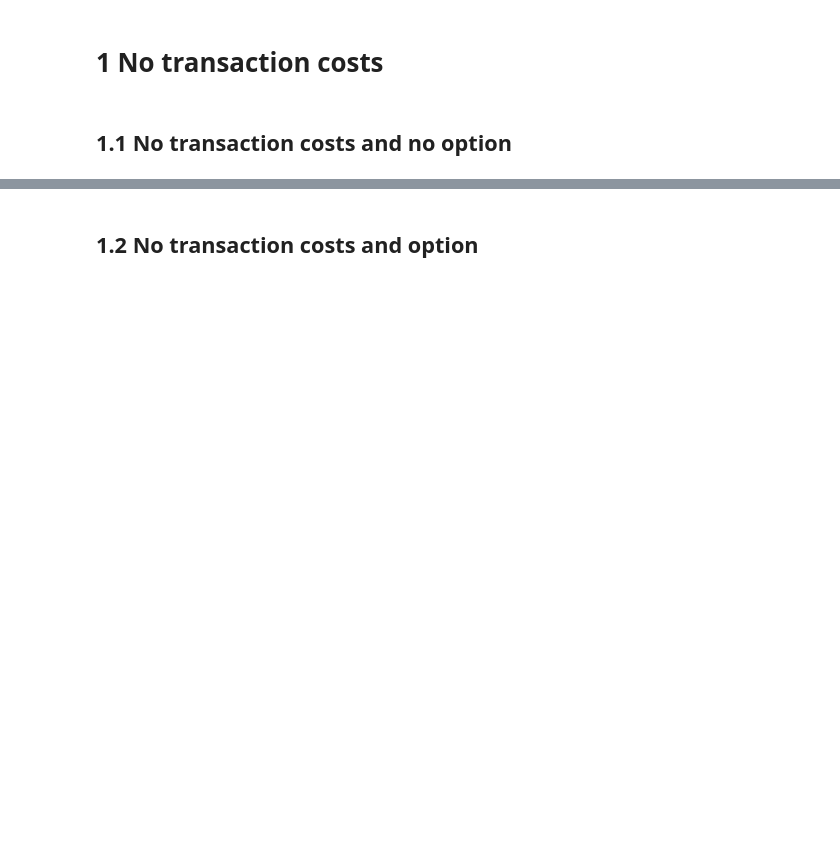
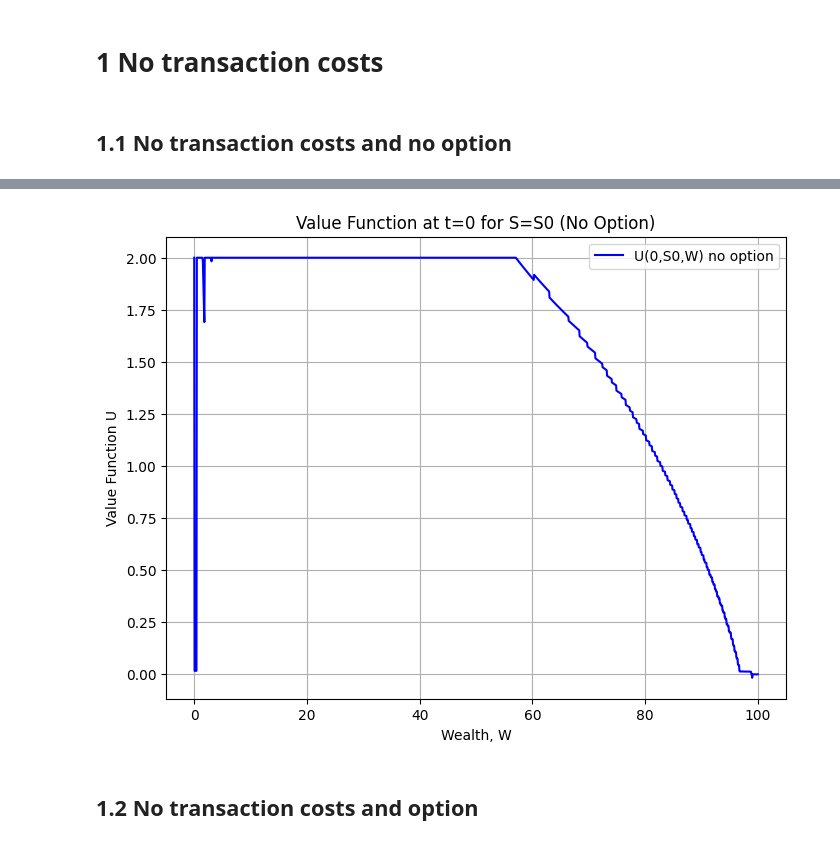
Before and after one commit to JulesArzel/Deep_Hedging_v2, a Jupyter notebook: Main.ipynb, the cells around one changed output, grey strips where cells are left out. Cells and saved outputs as stored; diff of their text form; code cells hidden in the pictures; blank space fills up the shorter version.

```diff
--- a/Main.ipynb
+++ b/Main.ipynb
@@ -123,4 +141,15 @@ plt.show()
 [figure]
+# %%
+plt.figure(figsize=(8, 6))
+plt.plot(W_grid, Pi_no_opt[(0, 0)], 'b-', label="U(0,S0,W) no option")
+plt.xlabel("Wealth, W")
+plt.ylabel("Value Function U")
+plt.title("Value Function at t=0 for S=S0 (No Option)")
+plt.legend()
+plt.grid(True)
+plt.show()
+# %% [output]
+[figure, added]
 # %% [markdown]
 ## 1.2 No transaction costs and option
 # %%
```
Also changed, not shown: parts of 6 cells of this notebook.
